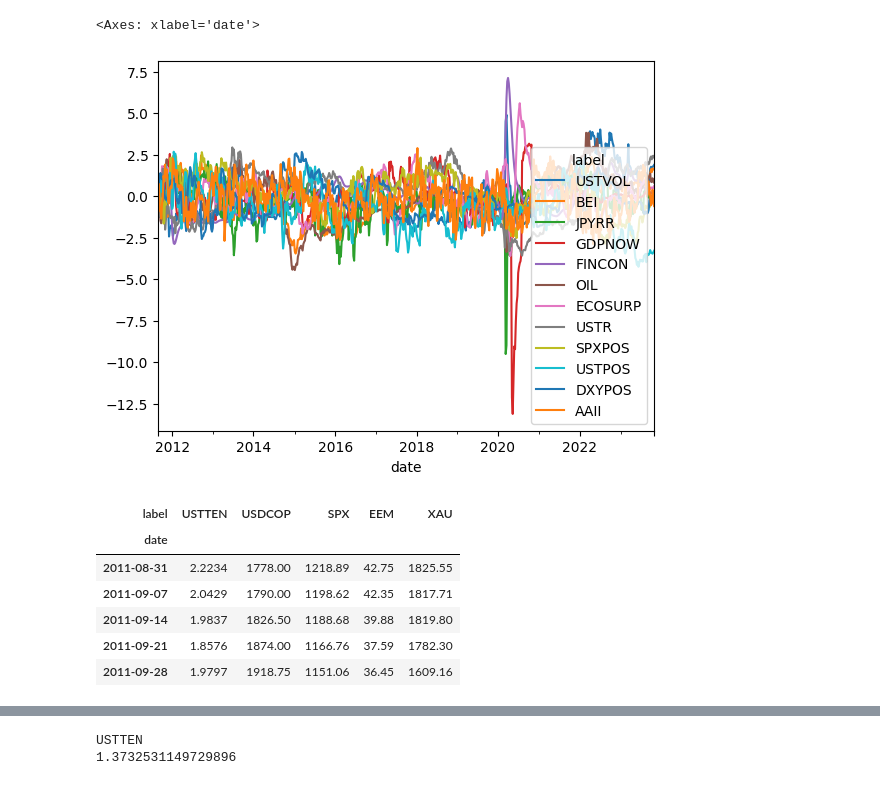
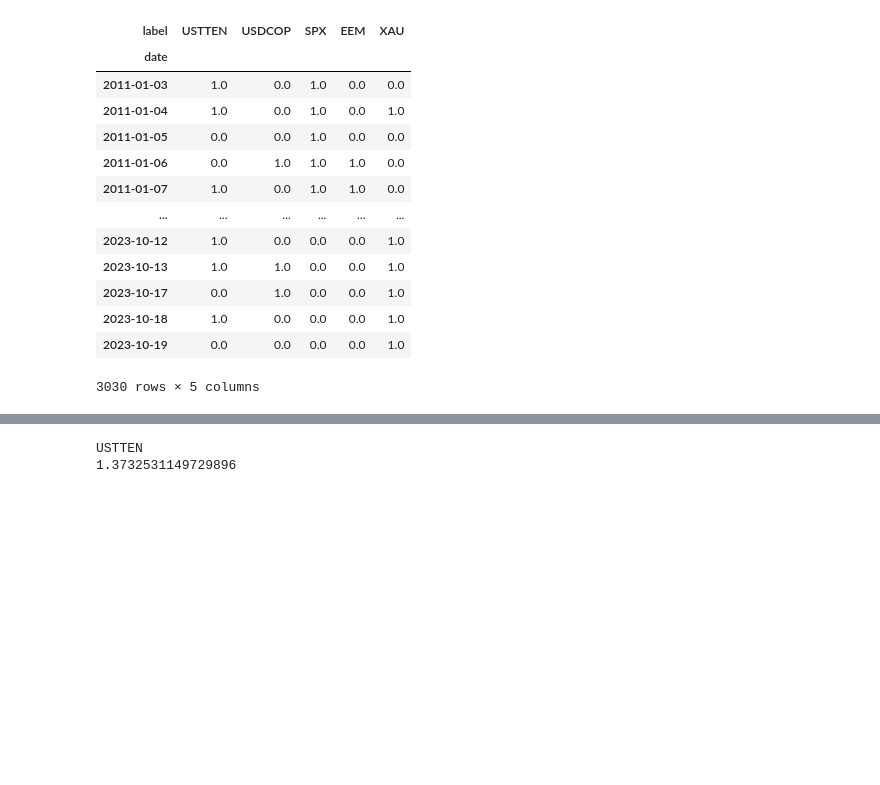
Before and after one commit to pablism/portoptim, a Jupyter notebook: optim.ipynb, the cells around one changed output, grey strips where cells are left out. Saved outputs shown, nothing was run; the diff lists cells and outputs as text; code cells hidden in the pictures; blank space fills up the shorter version.

```diff
--- a/optim.ipynb
+++ b/optim.ipynb
@@ -41,23 +28,19 @@ data = data.resample('W-Wed').last().ffill().dropna(axis=0)
-# %%
-x_ = data.loc[:,[c[1] in ['MACRO','SENTIMENT','POSITIONING','MARKETIMPLIED'] for c in data.columns]].droplevel(level=1,axis=1)
-x_['AAII'] = x_.BULL.subtract(x_.BEAR)
-x_.drop(['BULL','BEAR'],axis=1,inplace=True)
-x_ = x_.apply(normi,axis=0,args=[260])
-x_.plot()
-# %% [output]
-<Axes: xlabel='date'>
-[figure, removed]
-# %%
-rt_ = data.xs('ASSETCLASS',level='typ',axis=1).drop(['USCASH','COCASH'],axis=1)
-rt = rt_.pct_change()
-rt.USTTEN = rt_.USTTEN.diff()
-rt = rt.apply(momm,args=[4,12],axis=0)
-rt_.head()
-# %% [output]
-| label | USTTEN | USDCOP | SPX | EEM | XAU |
-| date |  |  |  |  |  |
-| 2011-08-31 | 2.2234 | 1778.00 | 1218.89 | 42.75 | 1825.55 |
-| 2011-09-07 | 2.0429 | 1790.00 | 1198.62 | 42.35 | 1817.71 |
-| 2011-09-14 | 1.9837 | 1826.50 | 1188.68 | 39.88 | 1819.80 |
-| 2011-09-21 | 1.8576 | 1874.00 | 1166.76 | 37.59 | 1782.30 |
-| 2011-09-28 | 1.9797 | 1918.75 | 1151.06 | 36.45 | 1609.16 |
+# %%
+data_ = _data()
+data_.prat.tail()
+data_.set_labels(5)
+# %% [output]
+| label | USTTEN | USDCOP | SPX | EEM | XAU |
+| date |  |  |  |  |  |
+| 2011-01-03 | 1.0 | 0.0 | 1.0 | 0.0 | 0.0 |
+| 2011-01-04 | 1.0 | 0.0 | 1.0 | 0.0 | 1.0 |
+| 2011-01-05 | 0.0 | 0.0 | 1.0 | 0.0 | 0.0 |
+| 2011-01-06 | 0.0 | 1.0 | 1.0 | 1.0 | 0.0 |
+| 2011-01-07 | 1.0 | 0.0 | 1.0 | 1.0 | 0.0 |
+| ... | ... | ... | ... | ... | ... |
+| 2023-10-12 | 1.0 | 0.0 | 0.0 | 0.0 | 1.0 |
+| 2023-10-13 | 1.0 | 1.0 | 0.0 | 0.0 | 1.0 |
+| 2023-10-17 | 0.0 | 1.0 | 0.0 | 0.0 | 1.0 |
+| 2023-10-18 | 1.0 | 0.0 | 0.0 | 0.0 | 1.0 |
+| 2023-10-19 | 0.0 | 0.0 | 0.0 | 0.0 | 1.0 |
+3030 rows × 5 columns
```
Also changed, not shown: parts of 8 cells of this notebook.
